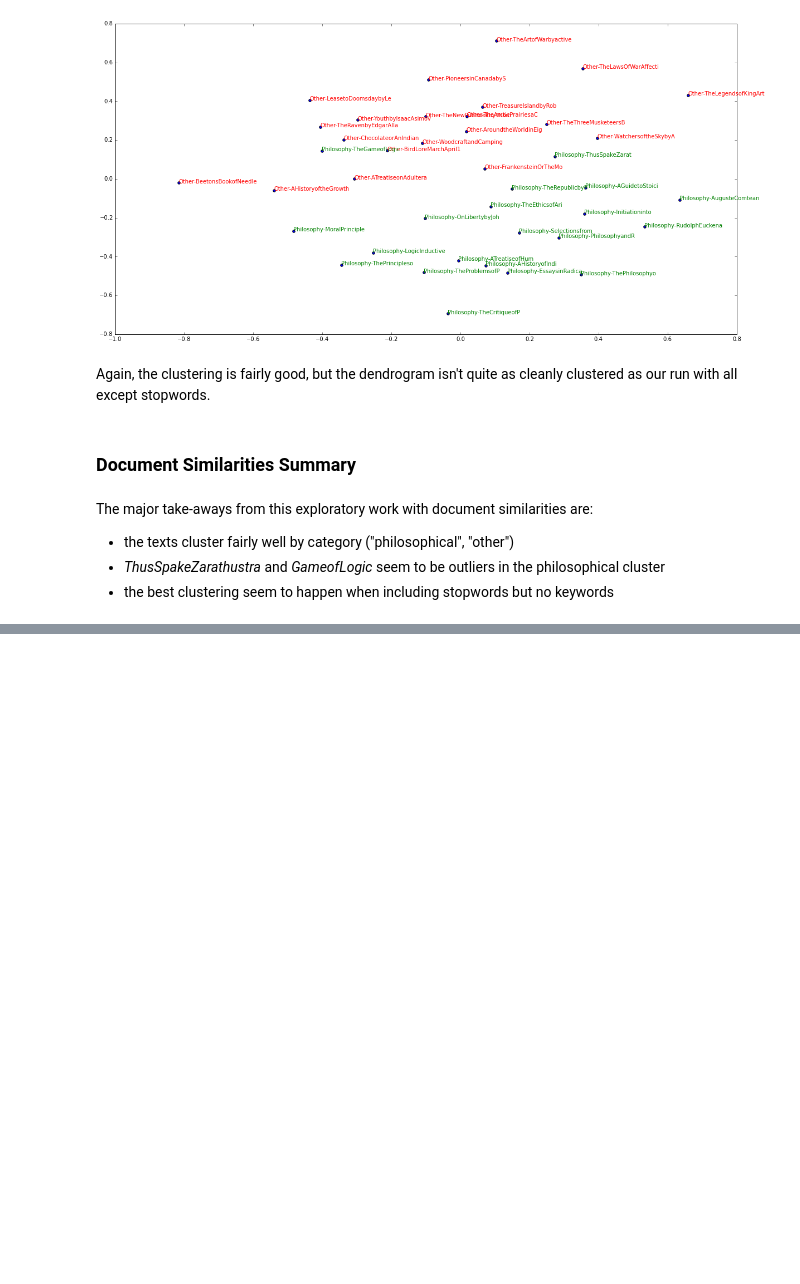
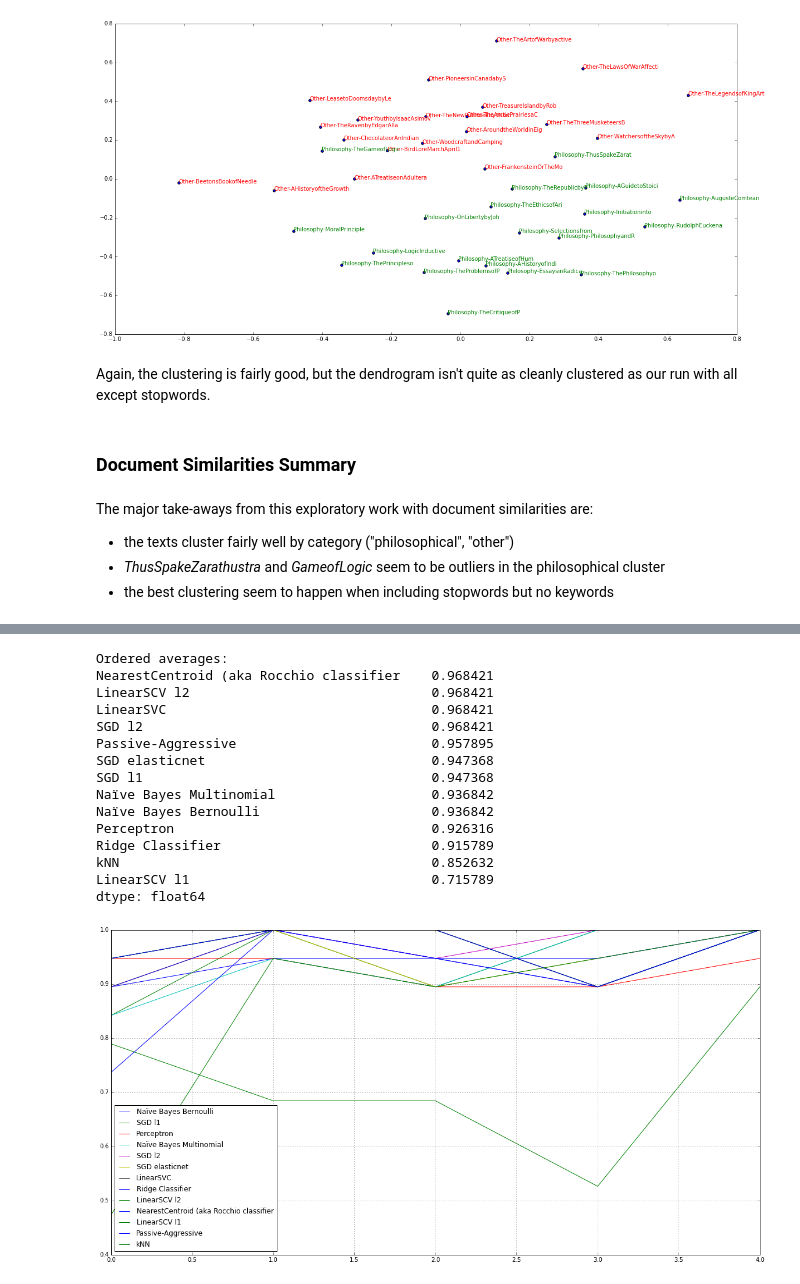
Before and after one commit to htrc/ACS-TT, a Jupyter notebook: tools/notebooks/ClassifyingPhilosophicalText.ipynb, the cells around one changed output, grey strips where cells are left out. Drawn from its saved outputs; the diff is of its cells as text; code cells hidden in the pictures; blank space fills up the shorter version.

```diff
--- a/tools/notebooks/ClassifyingPhilosophicalText.ipynb
+++ b/tools/notebooks/ClassifyingPhilosophicalText.ipynb
@@ -126,0 +195,20 @@ The major take-aways from this exploratory work with document similarities are:
+# %%
+filtered_labelled_texts = [(fileid, text) for fileid, text in labelled_texts if "GameOfLogic" not in fileid and "ThusSpakeZarathustr" not in fileid]
+benchmark_svms(filtered_labelled_texts, 5, stopword_tokenizer.tokenize)
+# %% [output]
+Ordered averages:
+NearestCentroid (aka Rocchio classifier    0.968421
+LinearSCV l2                               0.968421
+LinearSVC                                  0.968421
+SGD l2                                     0.968421
+Passive-Aggressive                         0.957895
+SGD elasticnet                             0.947368
+SGD l1                                     0.947368
+Naïve Bayes Multinomial                    0.936842
+Naïve Bayes Bernoulli                      0.936842
+Perceptron                                 0.926316
+Ridge Classifier                           0.915789
+kNN                                        0.852632
+LinearSCV l1                               0.715789
+dtype: float64
+[figure, added]
```
Also changed, not shown: parts of 12 cells of this notebook.
